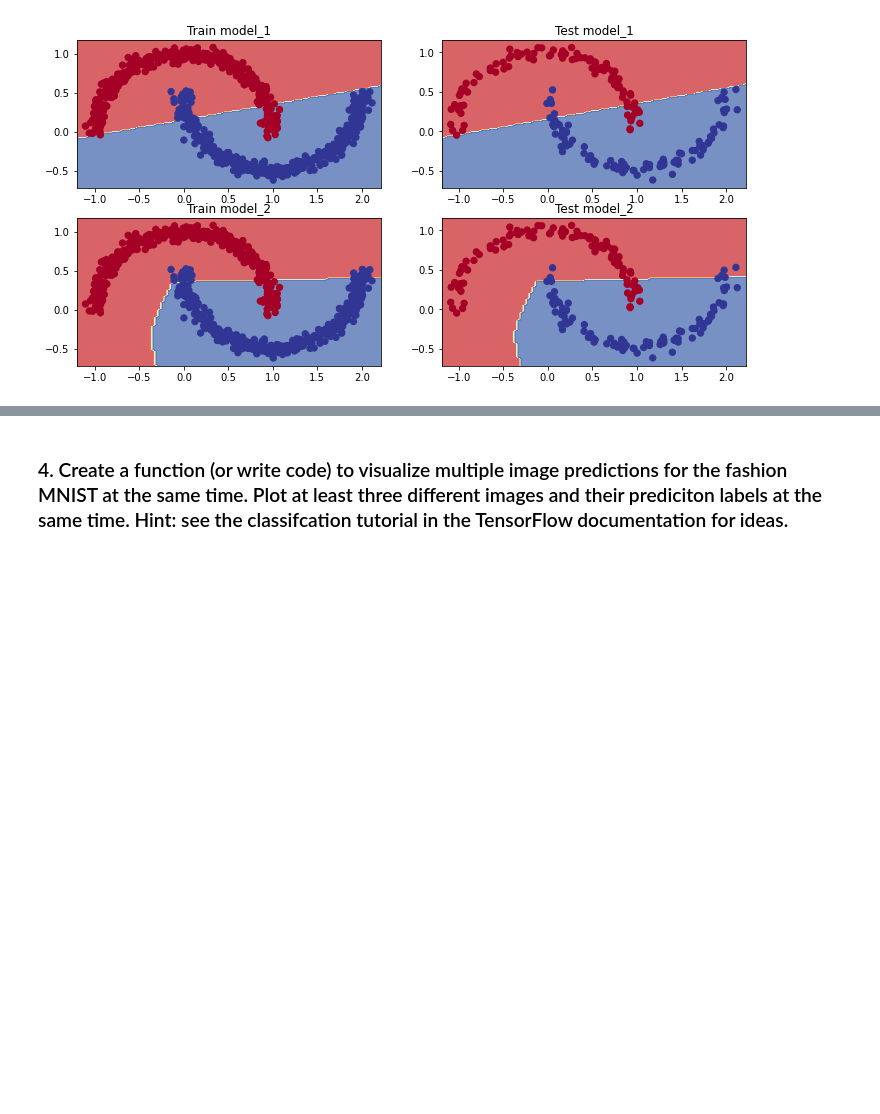
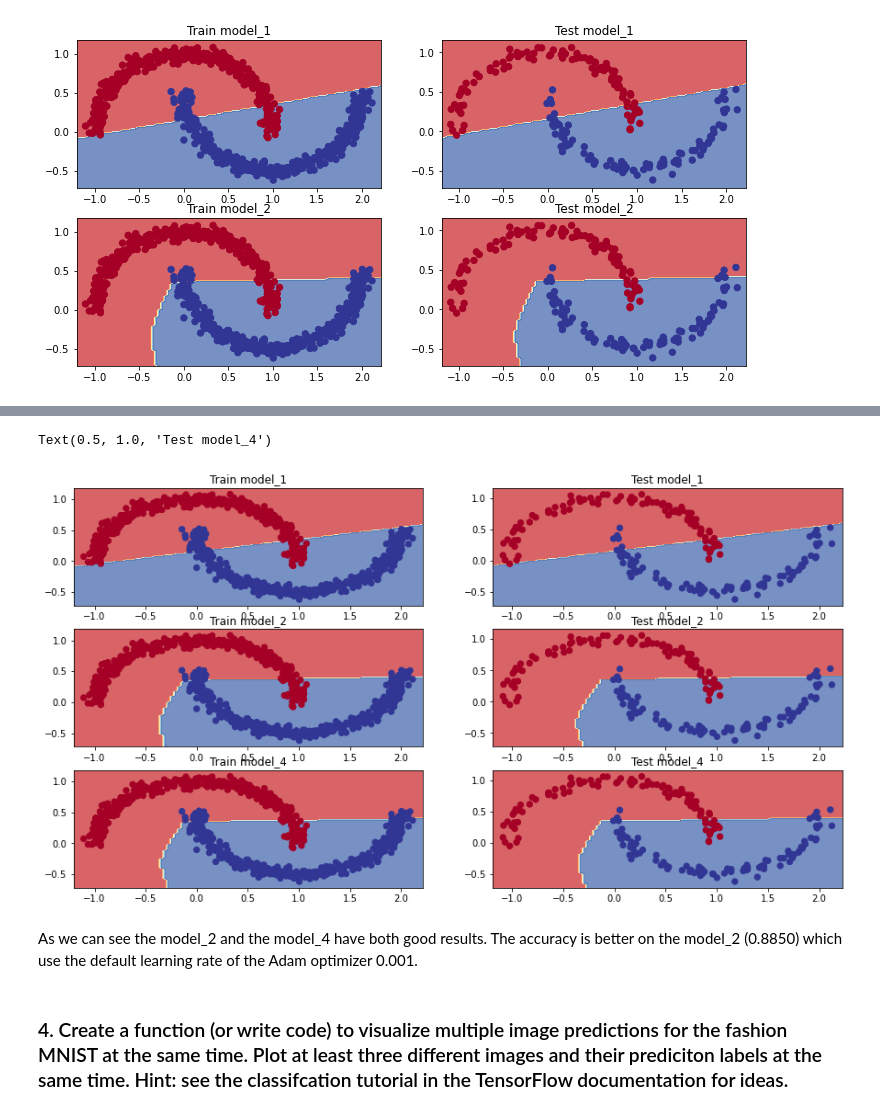
Before and after one commit to danchaud-vincent/tensorflow-deep-learning, a Jupyter notebook: exercices-solutions/02-Neural_Network_For_Classification_problem_Exercices.ipynb, the cells around one changed output, grey strips where cells are left out. Drawn from its saved outputs; the diff is of its cells as text; code cells hidden in the pictures; blank space fills up the shorter version.

```diff
--- a/exercices-solutions/02-Neural_Network_For_Classification_problem_Exercices.ipynb
+++ b/exercices-solutions/02-Neural_Network_For_Classification_problem_Exercices.ipynb
@@ -300,3 +411,29 @@ Let's try to find the best learning rate in order to improve our model if possib
+# %%
+# Compare the models
+plt.figure(figsize = (15,8))
+plt.subplot(3,2,1)
+plot_predictions_map(X_train ,y_train,model_1)
+plt.title("Train model_1")
+plt.subplot(3,2,2)
+plot_predictions_map(X_test ,y_test,model_1)
+plt.title("Test model_1")
+plt.subplot(3,2,3)
+plot_predictions_map(X_train ,y_train,model_2)
+plt.title("Train model_2")
+plt.subplot(3,2,4)
+plot_predictions_map(X_test ,y_test,model_2)
+plt.title("Test model_2")
+plt.subplot(3,2,5)
+plot_predictions_map(X_train ,y_train,model_4)
+plt.title("Train model_4")
+plt.subplot(3,2,6)
+plot_predictions_map(X_test ,y_test,model_4)
+plt.title("Test model_4")
+# %% [output]
+Text(0.5, 1.0, 'Test model_4')
+[figure, added]
+# %% [markdown]
+As we can see the model_2 and the model_4 have both good results. The accuracy is better on the model_2 (0.8850) which use the default learning rate of the Adam optimizer 0.001.
 # %% [markdown]
 ### 4. Create a function (or write code) to visualize multiple image predictions for the fashion MNIST at the same time. Plot at least three different images and their prediciton labels at the same time. Hint: see the classifcation tutorial in the TensorFlow documentation for ideas.
 # %% [markdown]
```
Also changed, not shown: parts of 12 cells of this notebook.
